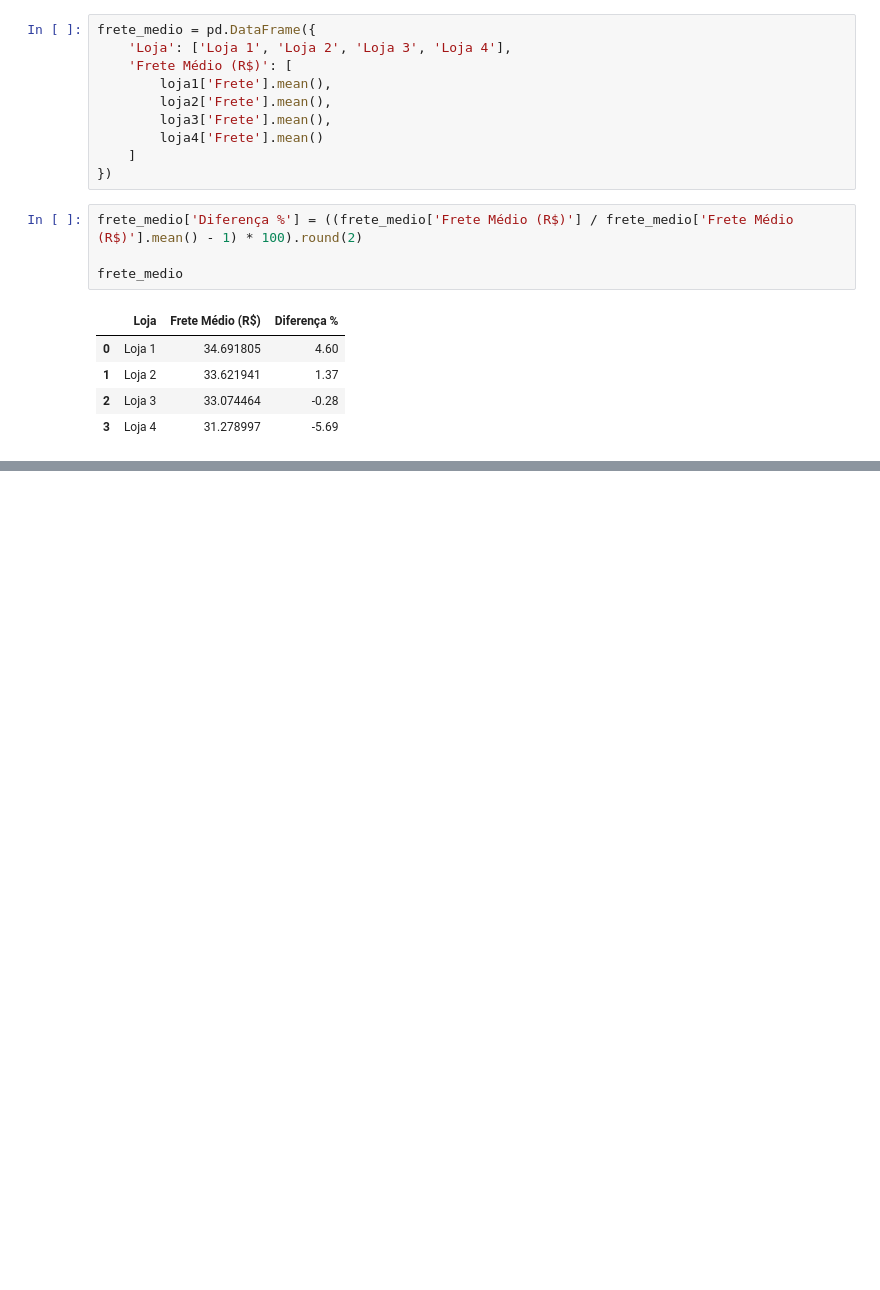
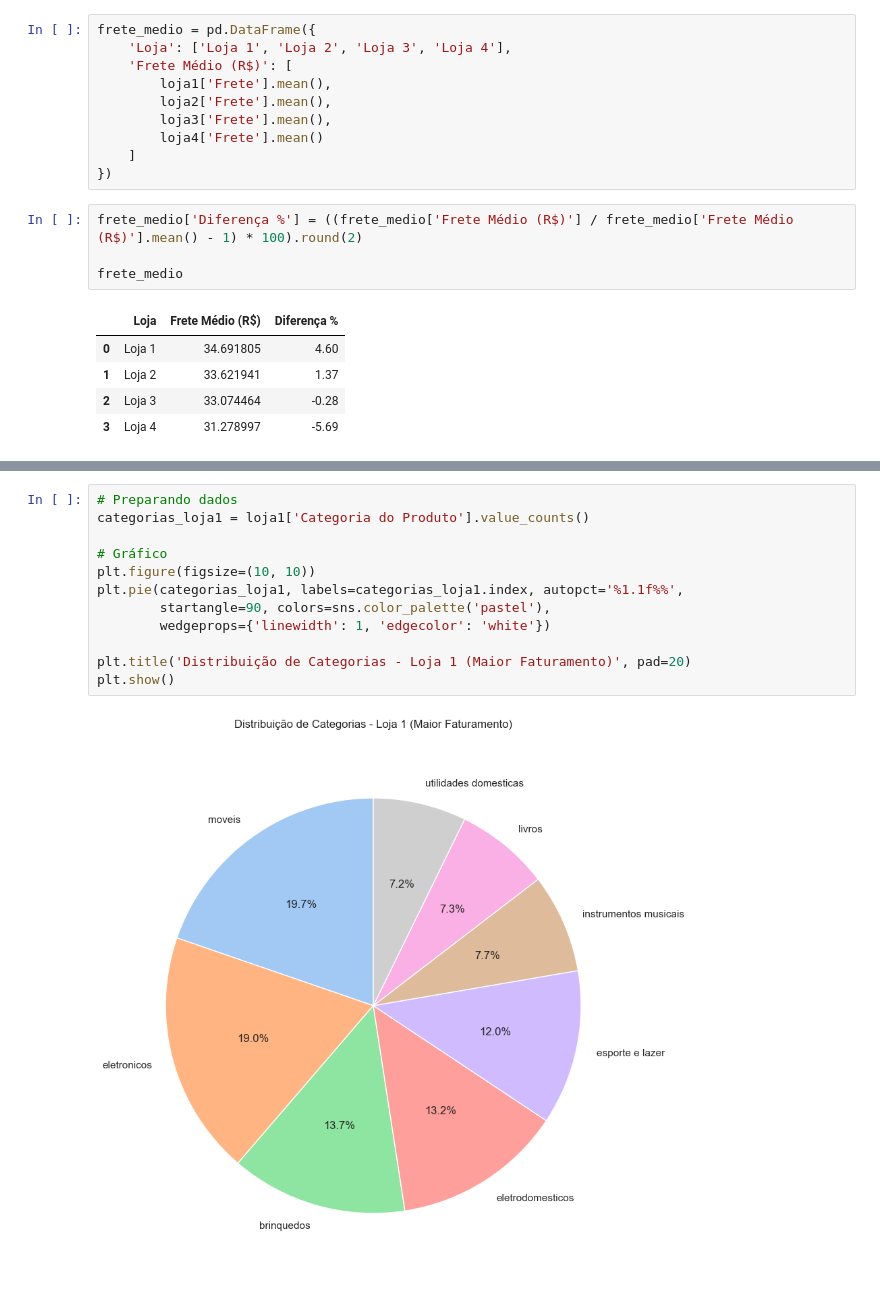
Before and after one commit to DBCBR/Challenge-ONE-Data-Science---Alura-Store, a Jupyter notebook: AluraStoreBr.ipynb, the cells around one changed output, grey strips where cells are left out. Cells and saved outputs as stored; diff of their text form; blank space fills up the shorter version.

```diff
--- a/AluraStoreBr.ipynb
+++ b/AluraStoreBr.ipynb
@@ -154,0 +181,14 @@ frete_medio
+# %%
+# Preparando dados
+categorias_loja1 = loja1['Categoria do Produto'].value_counts()
+
+# Gráfico
+plt.figure(figsize=(10, 10))
+plt.pie(categorias_loja1, labels=categorias_loja1.index, autopct='%1.1f%%',
+        startangle=90, colors=sns.color_palette('pastel'),
+        wedgeprops={'linewidth': 1, 'edgecolor': 'white'})
+
+plt.title('Distribuição de Categorias - Loja 1 (Maior Faturamento)', pad=20)
+plt.show()
+# %% [output]
+[figure, added]
```
Also changed, not shown: parts of 8 cells of this notebook, 1 other file.
